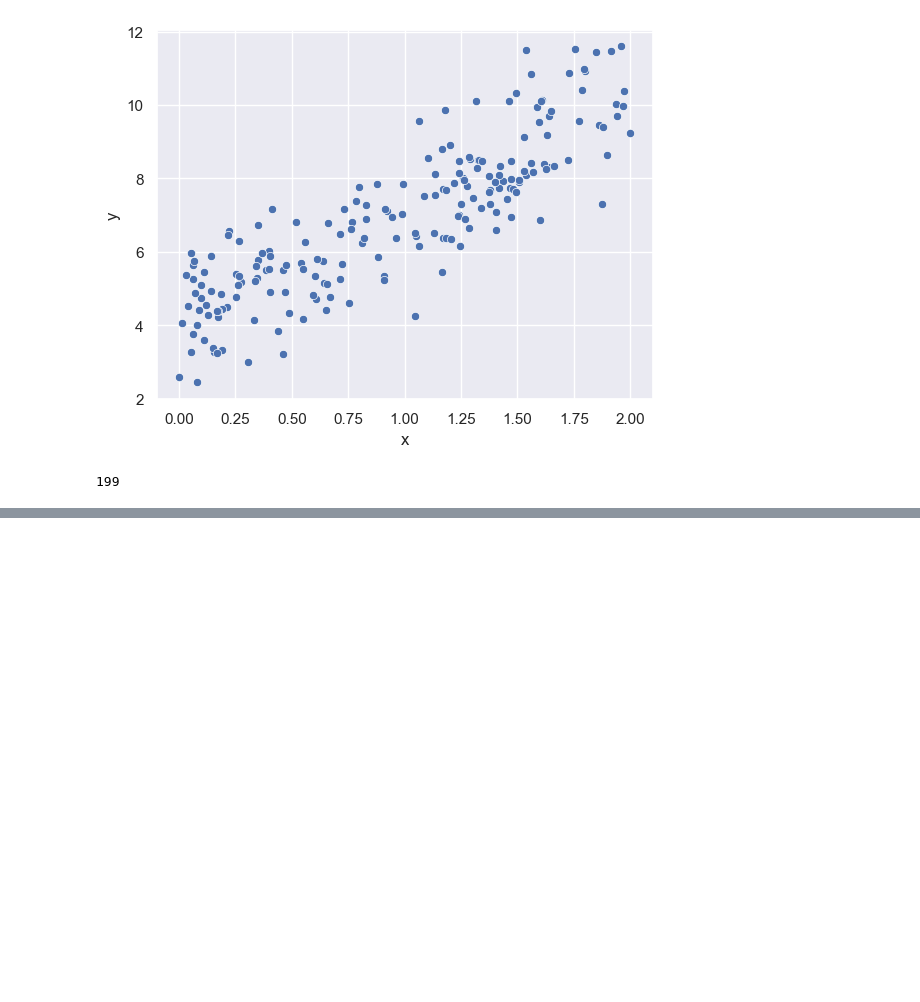
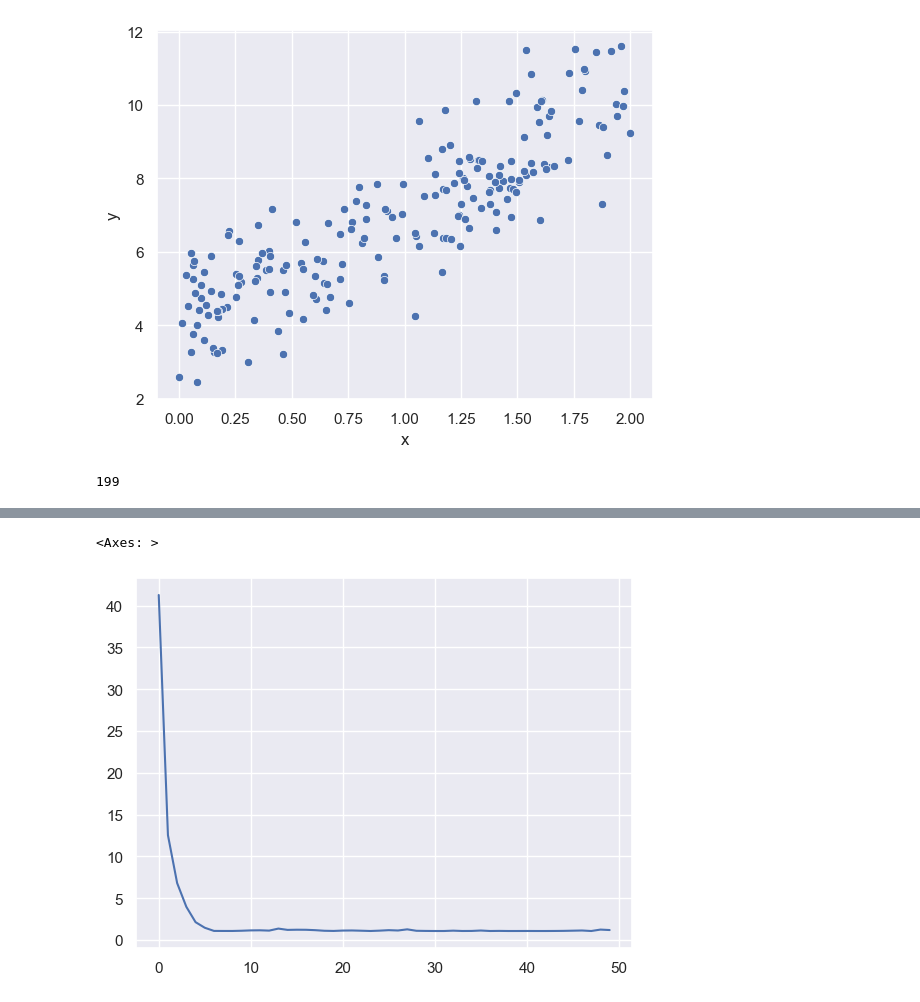
Before and after one commit to bishyboi/IntroToDataScience, a Jupyter notebook: A5/p7.ipynb, the cells around one changed output, grey strips where cells are left out. Cells and saved outputs as stored; diff of their text form; code cells hidden in the pictures; blank space fills up the shorter version.

```diff
--- a/A5/p7.ipynb
+++ b/A5/p7.ipynb
@@ -77,0 +79,5 @@ for i in range(n_iterations):
+# %%
+sns.lineplot(x = np.arange(n_iterations), y = mse)
+# %% [output]
+<Axes: >
+[figure, added]
```
Also changed, not shown: parts of 4 cells of this notebook.
